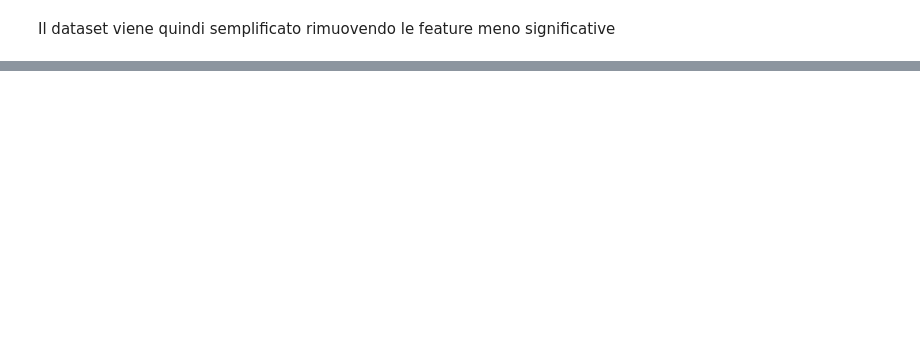
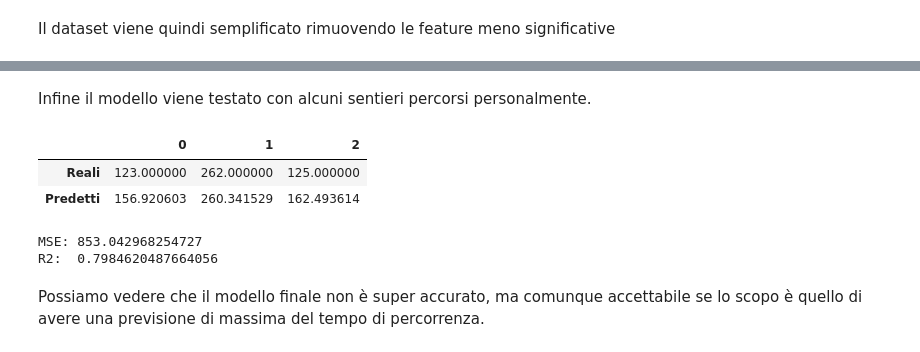
Before and after one commit to Carlovan/hiking-time-predictor, a Jupyter notebook: Progetto.ipynb, the cells around one changed output, grey strips where cells are left out. Cells and saved outputs as stored; diff of their text form; code cells hidden in the pictures; blank space fills up the shorter version.

```diff
--- a/Progetto.ipynb
+++ b/Progetto.ipynb
@@ -518,0 +516,22 @@ Alpha: 0.1
+# %% [markdown]
+Infine il modello viene testato con alcuni sentieri percorsi personalmente.
+# %%
+my_data = pd.DataFrame([
+    [367, 365, 11030, 123],
+    [1261, 953, 11530, 262],
+    [457, 703, 8100, 125]
+], columns=['uphill', 'downhill', 'length_2d', 'moving_minutes'])
+my_X = my_data.iloc[:, 0:-1]
+my_y = my_data.iloc[:, -1]
+y_pred = linear_model.predict(my_X)
+display(pd.DataFrame([my_y, y_pred], index=['Reali', 'Predetti']))
+print('MSE:', mean_squared_error(my_y, y_pred))
+print('R2: ', linear_model.score(my_X, my_y))
+# %% [output]
+|  | 0 | 1 | 2 |
+| Reali | 123.000000 | 262.000000 | 125.000000 |
+| Predetti | 156.920603 | 260.341529 | 162.493614 |
+MSE: 853.042968254727
+R2:  0.7984620487664056
+# %% [markdown]
+Possiamo vedere che il modello finale non è super accurato, ma comunque accettabile se lo scopo è quello di avere una previsione di massima del tempo di percorrenza.
```
Also changed, not shown: parts of 57 cells of this notebook.
